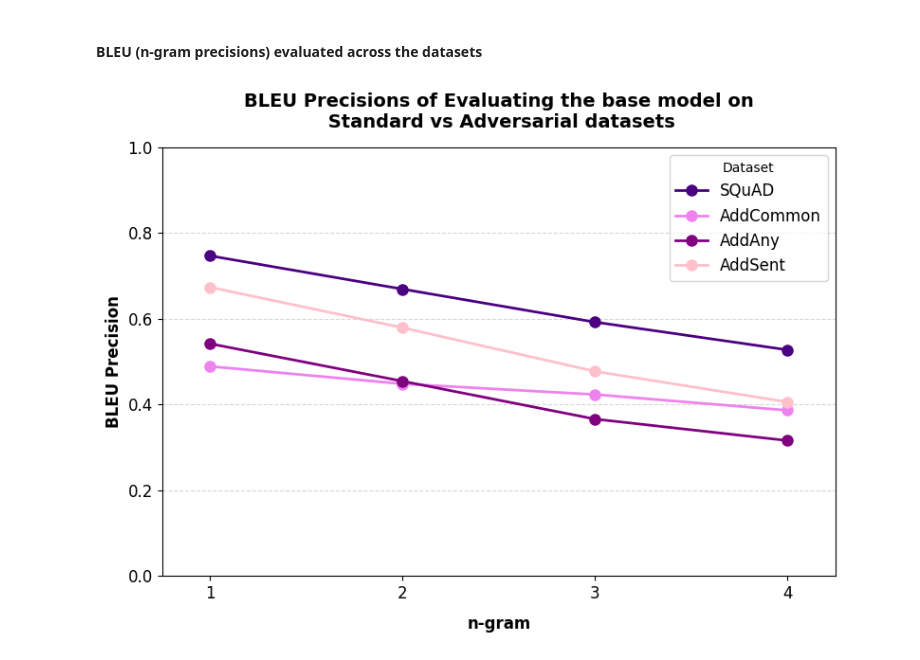
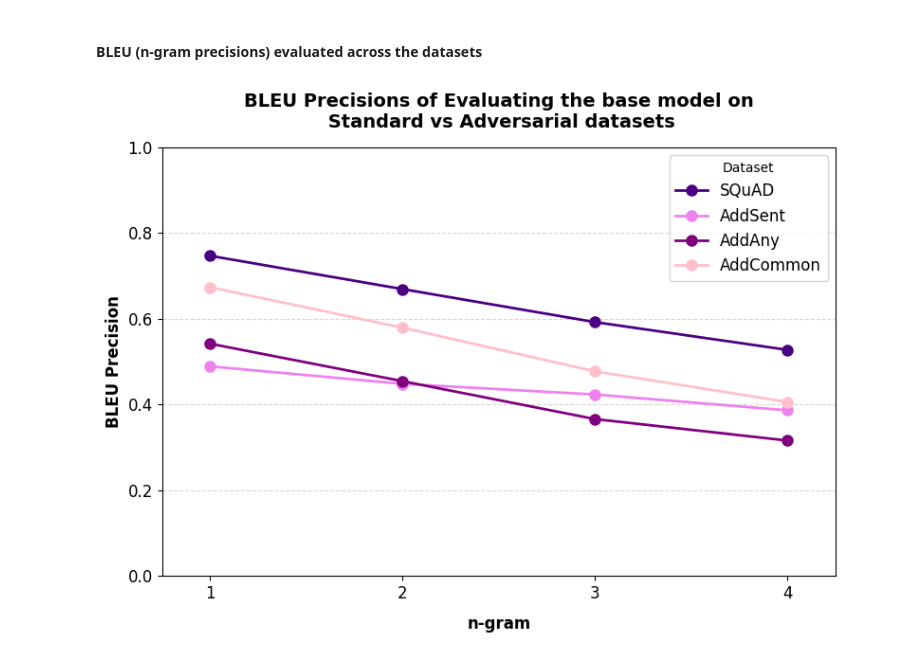
Before and after one commit to Shaz-Momin/nlp-fp-dataset-artifacts, a Jupyter notebook: base_results.ipynb, the cells around one changed output. Cells and saved outputs as stored; diff of their text form; code cells hidden in the pictures.

Commit message:
corrected the sequence of dataset labels for f1 metrics on base model

```diff
--- a/base_results.ipynb
+++ b/base_results.ipynb
@@ -66,33 +66,34 @@ bleu_addcommon = load_bleu_precision(addcommon_file)
 
 # Data for plotting
 bleu_precisions = [bleu_squad, bleu_addsent, bleu_addany, bleu_addcommon]
 n_grams = [1, 2, 3, 4]
 
 # Create line chart
 plt.figure(figsize=(8, 6))
 colors = ['indigo', 'violet', 'purple', 'pink']  # Define colors for each dataset
-for dataset, precisions, color in zip(datasets, bleu_precisions, colors):
-    plt.plot(n_grams, precisions, marker='o', linestyle='-', markersize=8, linewidth=2, label=dataset, color=color)
+labels = ['SQuAD', 'AddSent', 'AddAny', 'AddCommon']
+for dataset, precisions, color, label in zip(datasets, bleu_precisions, colors, labels):
+    plt.plot(n_grams, precisions, marker='o', linestyle='-', markersize=8, linewidth=2, label=label, color=color)
 
 plt.xlabel('n-gram', fontsize=12, fontweight='semibold', labelpad=10)
 plt.ylabel('BLEU Precision', fontsize=12, fontweight='semibold')
 plt.title('BLEU Precisions of Evaluating the base model on\n Standard vs Adversarial datasets', fontsize=14, pad=15, fontweight='bold')
 
 # Add BLEU precision values on the markers
 # for dataset, precisions in zip(datasets, bleu_precisions):
 #     for n, precision in zip(n_grams, precisions):
 #         if dataset == datasets[-1]:  # Check if it's the bottom most dataset
 #             plt.text(n, precision - 0.03, f'{precision:.2f}', ha='center', va="top", fontsize=14)
 #         else:
 #             plt.text(n, precision + 0.03, f'{precision:.2f}', ha='center', va="bottom", fontsize=14)
 
 plt.xticks(n_grams, fontsize=12)
 plt.yticks(fontsize=12)
 plt.legend(title='Dataset', fontsize=12)
 plt.grid(axis='y', linestyle='--', alpha=0.5)
 plt.ylim(0, 1)  # Adjust the y-axis limit if needed
 plt.xlim(0.75, 4.25)  # Adjust the x-axis limit if needed
 plt.tight_layout()
 plt.show()
 # %% [output]
-[figure, old version]
+[figure, new version]
```
